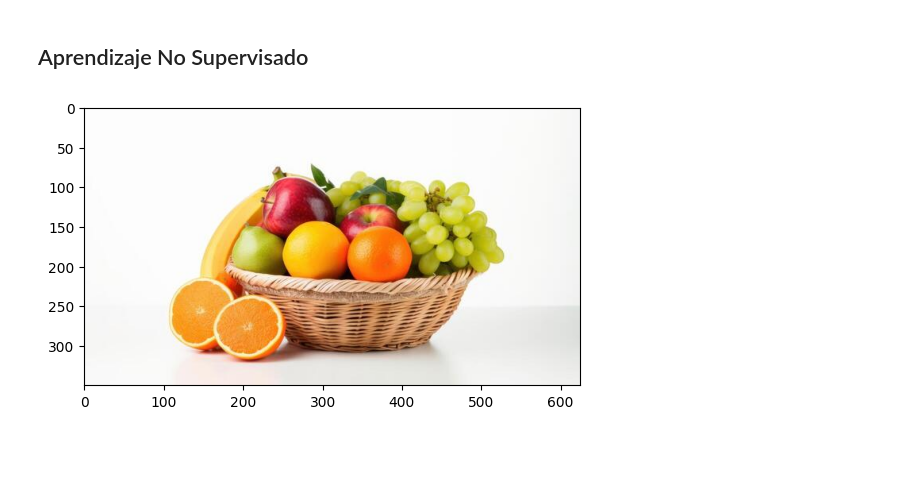
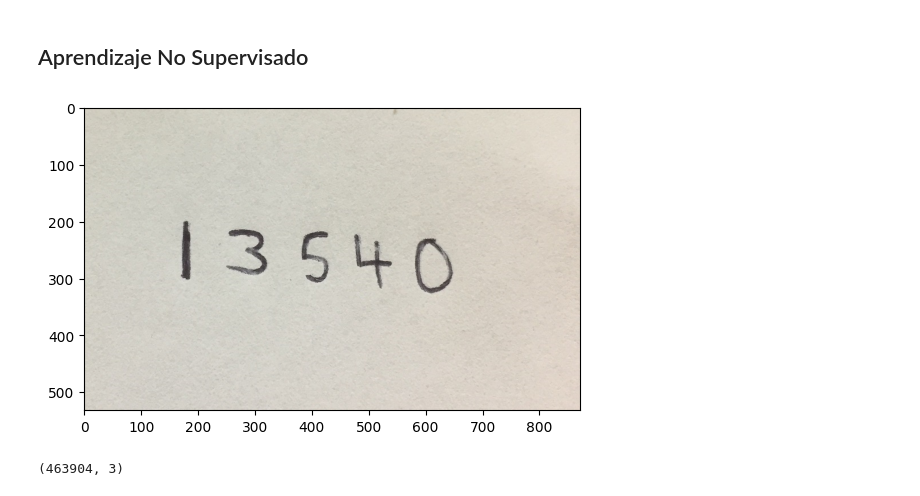
Before and after one commit to rubenhIII/VisionArtificial, a Jupyter notebook: Modulo_07/no_supervisado.ipynb, the cells around one changed output. Drawn from its saved outputs; the diff is of its cells as text; code cells hidden in the pictures; blank space fills up the shorter version.

```diff
--- a/Modulo_07/no_supervisado.ipynb
+++ b/Modulo_07/no_supervisado.ipynb
@@ -7,13 +7,16 @@ import matplotlib.pyplot as plt
 
 from sklearn.cluster import KMeans
 # %%
-img = cv2.imread("img/frutas.jpeg")
+img = cv2.imread("img/numeros_01.jpg")
 img_rgb = cv2.cvtColor(img, cv2.COLOR_BGR2RGB)
 
 plt.imshow(img_rgb)
 plt.show()
 # %% [output]
-[figure, old version]
+[figure, new version]
 # %%
-img_data = img.reshape(-1,3)
+img_data = img_rgb.reshape(-1,3)
+img_data.shape
+# %% [output]
+(463904, 3)
 # %%
```
Also changed, not shown: parts of 10 cells of this notebook, 7 other files.
